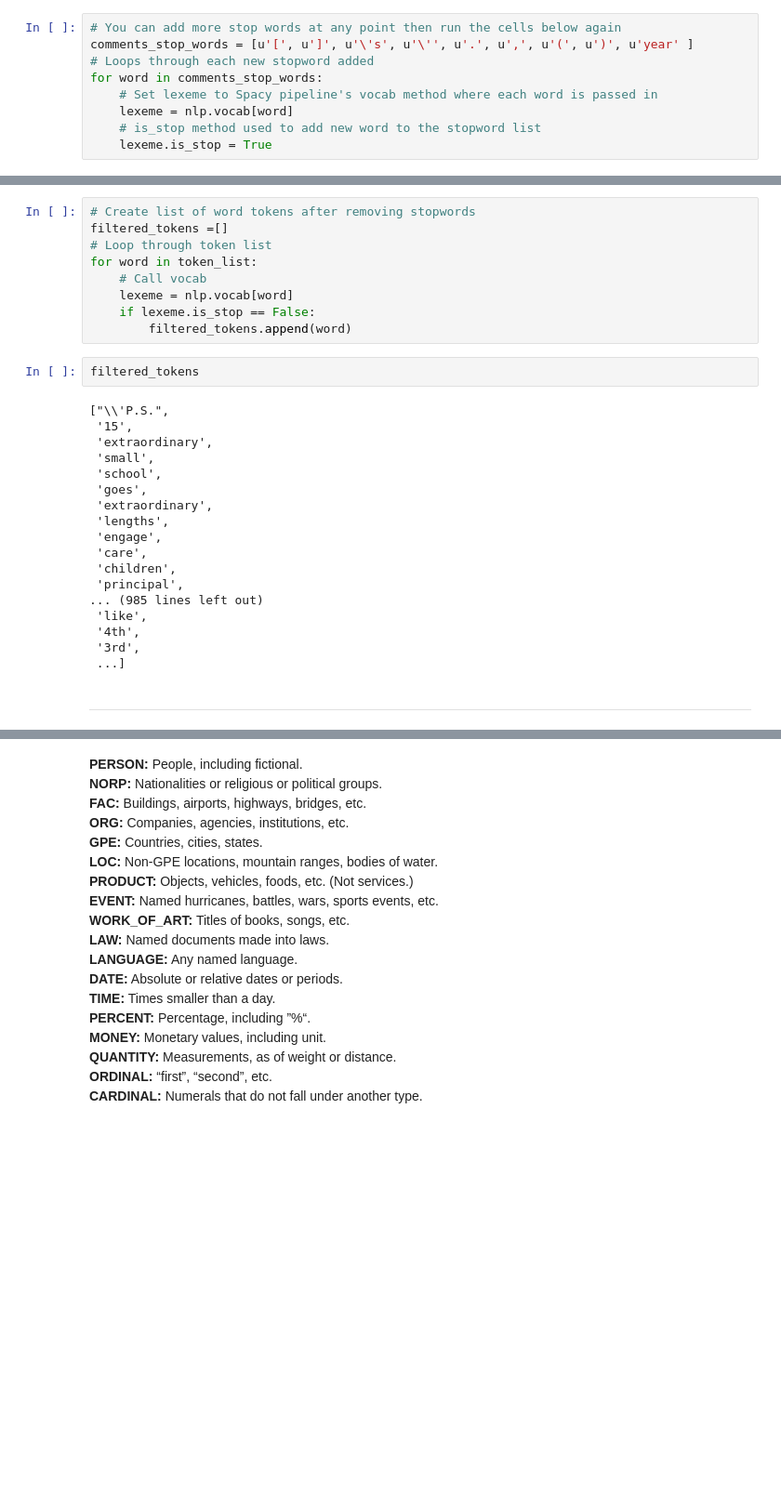
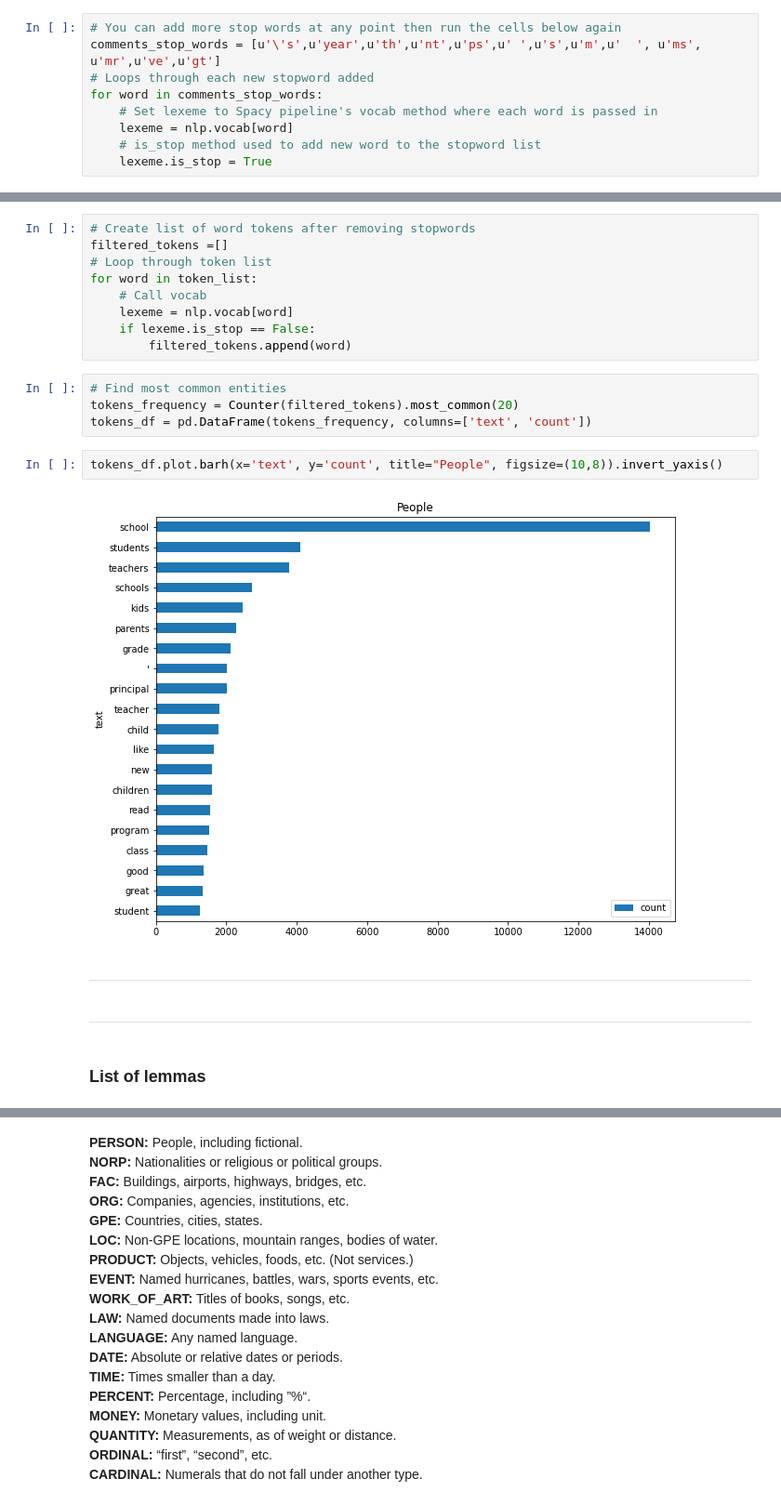
Before and after one commit to kevinmacmat/measuring_community_school_satisfaction, a Jupyter notebook: text_preprocess_eda.ipynb, the cells around one changed output, grey strips where cells are left out. Shown: that part at 93% size. Saved outputs shown, nothing was run; the diff lists cells and outputs as text; blank space fills up the shorter version.

```diff
--- a/text_preprocess_eda.ipynb
+++ b/text_preprocess_eda.ipynb
@@ -90,6 +84,6 @@ token_list[10]
 # %%
 # You can add more stop words at any point then run the cells below again
-comments_stop_words = [u'[', u']', u'\'s', u'\'', u'.', u',', u'(', u')', u'year' ]
+comments_stop_words = [u'\'s',u'year',u'th',u'nt',u'ps',u' ',u's',u'm',u'  ', u'ms', u'mr',u've',u'gt']
 # Loops through each new stopword added
 for word in comments_stop_words:
     # Set lexeme to Spacy pipeline's vocab method where each word is passed in
@@ -115,25 +99,17 @@ for word in token_list:
     lexeme = nlp.vocab[word]
     if lexeme.is_stop == False:
         filtered_tokens.append(word)
-# %%
-filtered_tokens
-# %% [output]
-["\\'P.S.",
- '15',
- 'extraordinary',
- 'small',
- 'school',
- 'goes',
- 'extraordinary',
- 'lengths',
- 'engage',
- 'care',
- 'children',
- 'principal',
-... (985 lines left out)
- 'like',
- '4th',
- '3rd',
- ...]
+# %%
+# Find most common entities
+tokens_frequency = Counter(filtered_tokens).most_common(20)
+tokens_df = pd.DataFrame(tokens_frequency, columns=['text', 'count'])
+# %%
+tokens_df.plot.barh(x='text', y='count', title="People", figsize=(10,8)).invert_yaxis()
+# %% [output]
+[figure, added]
 # %% [markdown]
 ---
+# %% [markdown]
+---
+# %% [markdown]
+### List of lemmas
```
Also changed, not shown: parts of 56 cells of this notebook, 8 other files.
